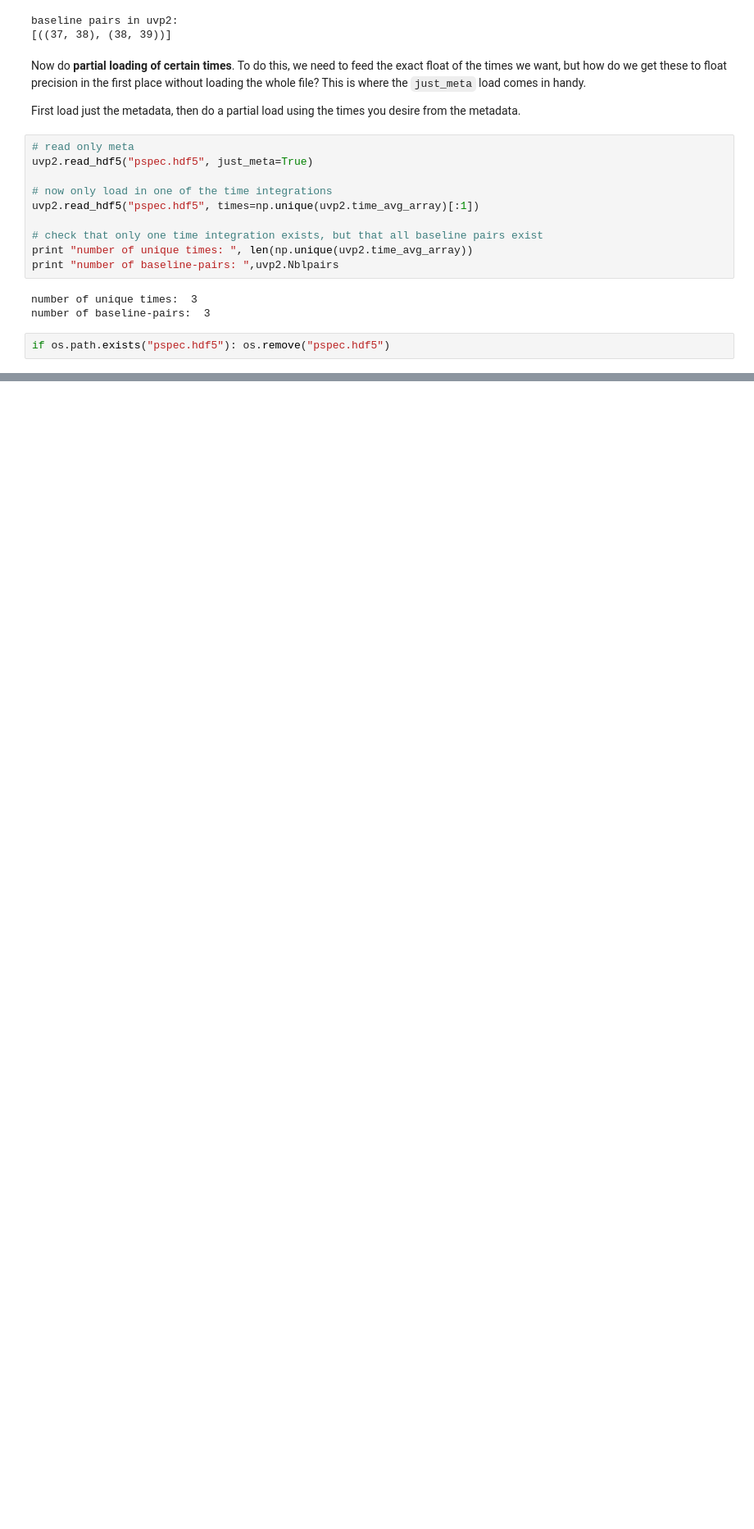
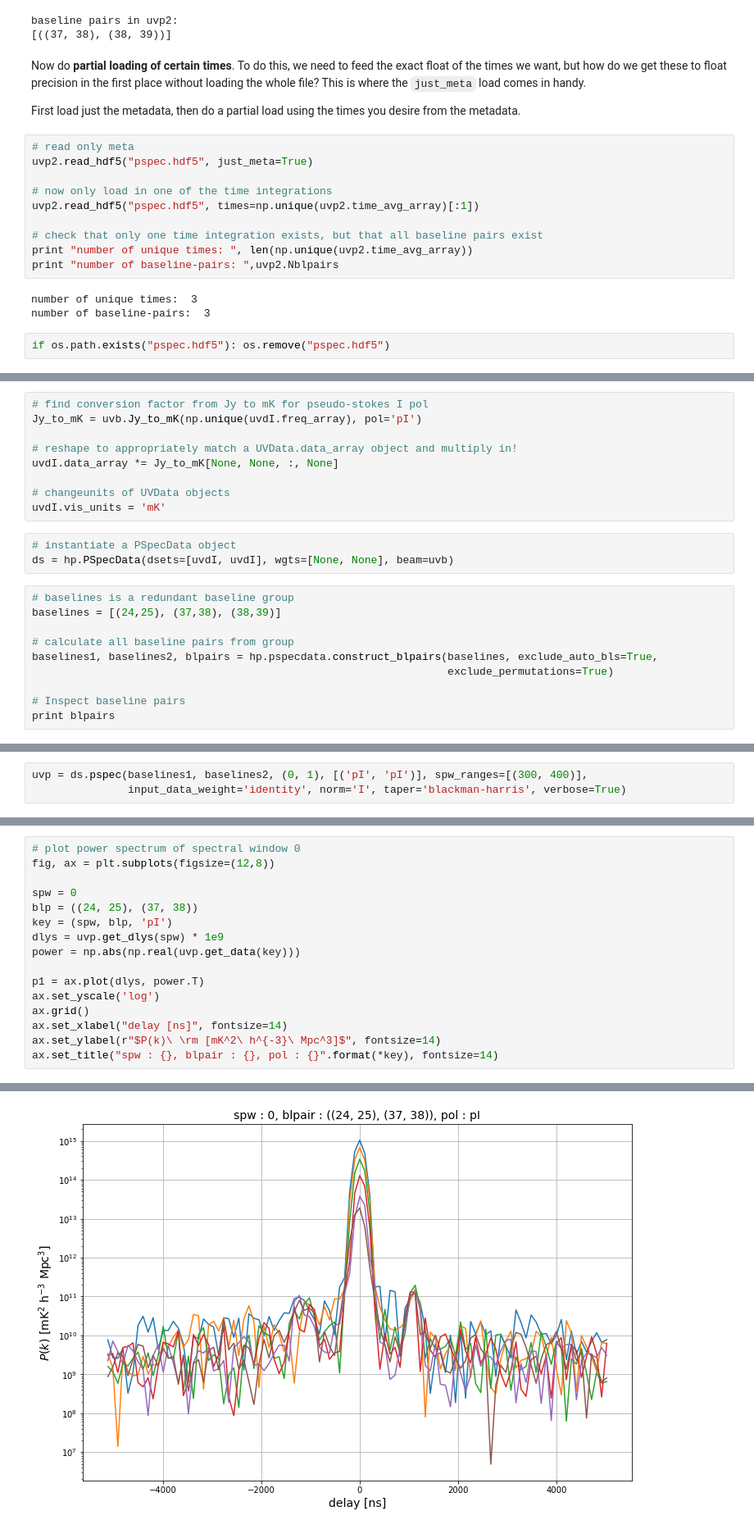
Before and after one commit to HERA-Team/hera_pspec, a Jupyter notebook: examples/PS_estimation_example.ipynb, the cells around one changed output, grey strips where cells are left out. Shown at 82% size. Drawn from its saved outputs; the diff is of its cells as text; blank space fills up the shorter version.

Commit message:
moved stuff in PolarizedPS_estimation notebook over to PS_estimation notebook and new Forming_PseudoStokes notebook

```diff
--- a/examples/PS_estimation_example.ipynb
+++ b/examples/PS_estimation_example.ipynb
@@ -524,0 +540,22 @@ if os.path.exists("pspec.hdf5"): os.remove("pspec.hdf5")
+# %%
+# find conversion factor from Jy to mK for pseudo-stokes I pol
+Jy_to_mK = uvb.Jy_to_mK(np.unique(uvdI.freq_array), pol='pI')
+
+# reshape to appropriately match a UVData.data_array object and multiply in!
+uvdI.data_array *= Jy_to_mK[None, None, :, None]
+
+# changeunits of UVData objects
+uvdI.vis_units = 'mK'
+# %%
+# instantiate a PSpecData object
+ds = hp.PSpecData(dsets=[uvdI, uvdI], wgts=[None, None], beam=uvb)
+# %%
+# baselines is a redundant baseline group
+baselines = [(24,25), (37,38), (38,39)]
+
+# calculate all baseline pairs from group
+baselines1, baselines2, blpairs = hp.pspecdata.construct_blpairs(baselines, exclude_auto_bls=True,
+                                                                 exclude_permutations=True)
+
+# Inspect baseline pairs
+print blpairs
@@ -524,0 +564,3 @@ if os.path.exists("pspec.hdf5"): os.remove("pspec.hdf5")
+# %%
+uvp = ds.pspec(baselines1, baselines2, (0, 1), [('pI', 'pI')], spw_ranges=[(300, 400)],
+               input_data_weight='identity', norm='I', taper='blackman-harris', verbose=True)
@@ -524,0 +585,17 @@ if os.path.exists("pspec.hdf5"): os.remove("pspec.hdf5")
+# %%
+# plot power spectrum of spectral window 0
+fig, ax = plt.subplots(figsize=(12,8))
+
+spw = 0
+blp = ((24, 25), (37, 38))
+key = (spw, blp, 'pI')
+dlys = uvp.get_dlys(spw) * 1e9
+power = np.abs(np.real(uvp.get_data(key)))
+
+p1 = ax.plot(dlys, power.T)
+ax.set_yscale('log')
+ax.grid()
+ax.set_xlabel("delay [ns]", fontsize=14)
+ax.set_ylabel(r"$P(k)\ \rm [mK^2\ h^{-3}\ Mpc^3]$", fontsize=14)
+ax.set_title("spw : {}, blpair : {}, pol : {}".format(*key), fontsize=14)
+# %% [output]
@@ -524,0 +603 @@ if os.path.exists("pspec.hdf5"): os.remove("pspec.hdf5")
+[figure, added]
```
Also changed, not shown: parts of 21 cells of this notebook, 2 other files.
